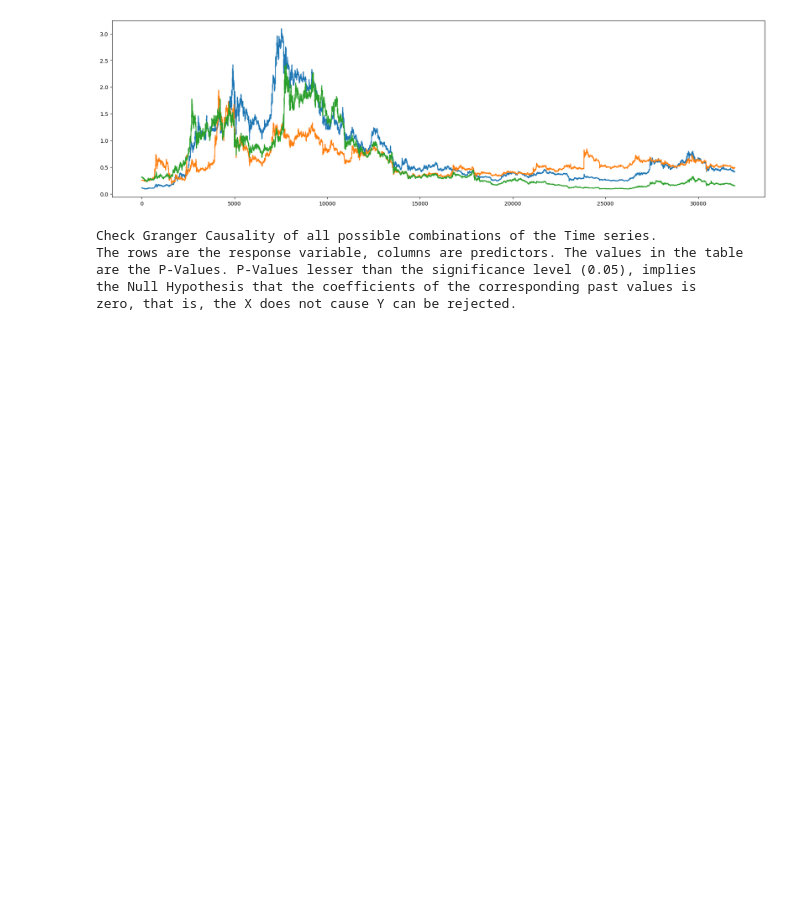
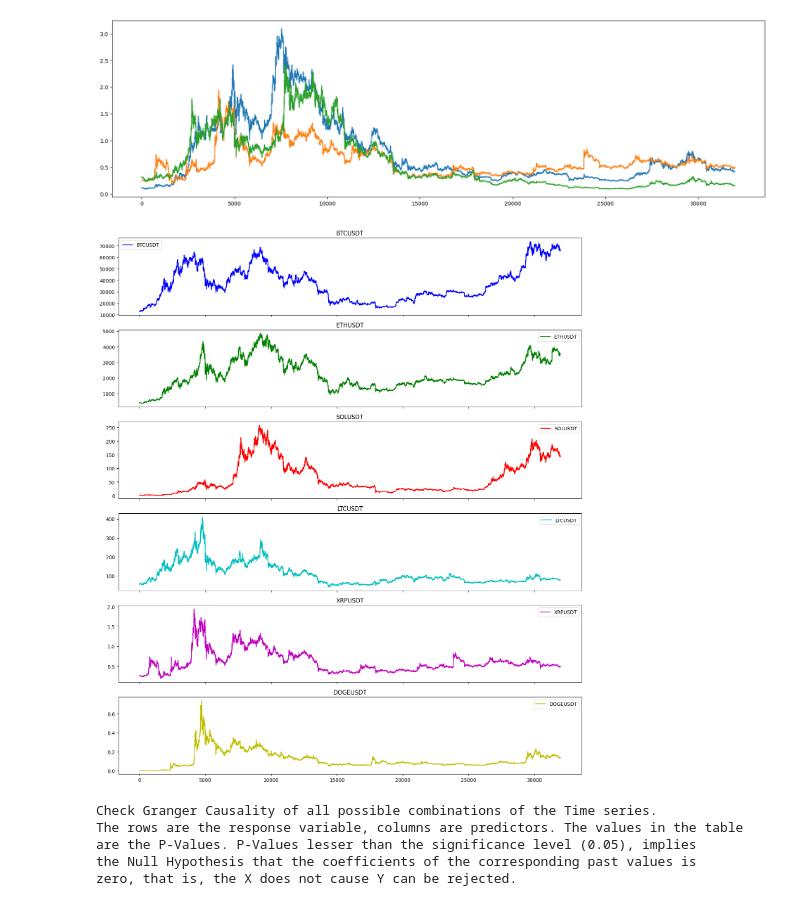
Before and after one commit to Emanuel-Goldman/data-report, a Jupyter notebook: data report.ipynb, the cells around one changed output. Cells and saved outputs as stored; diff of their text form; code cells hidden in the pictures; blank space fills up the shorter version.

```diff
--- a/data report.ipynb
+++ b/data report.ipynb
@@ -46,6 +48,21 @@ df_close['ALGOUSDT'].plot(figsize=(22, 6))
 # %% [output]
 <Axes: >
 [figure]
+# %%
+# Plotting
+selected_columns = ['BTCUSDT', 'ETHUSDT','SOLUSDT', 'LTCUSDT', 'XRPUSDT',  'DOGEUSDT']
+colors = ['b', 'g', 'r', 'c', 'm', 'y']
+
+fig, axes = plt.subplots(len(selected_columns), 1, figsize=(14, 16), sharex=True)
+for ax, column, color in zip(axes, selected_columns, colors):
+    ax.plot(df_close[column], label=column, color=color)
+    ax.set_title(column)
+    ax.legend()
+
+plt.tight_layout()
+plt.show()
+# %% [output]
+[figure, added]
 # %%
 import warnings
 warnings.filterwarnings('ignore')
```
Also changed, not shown: parts of 8 cells of this notebook.
